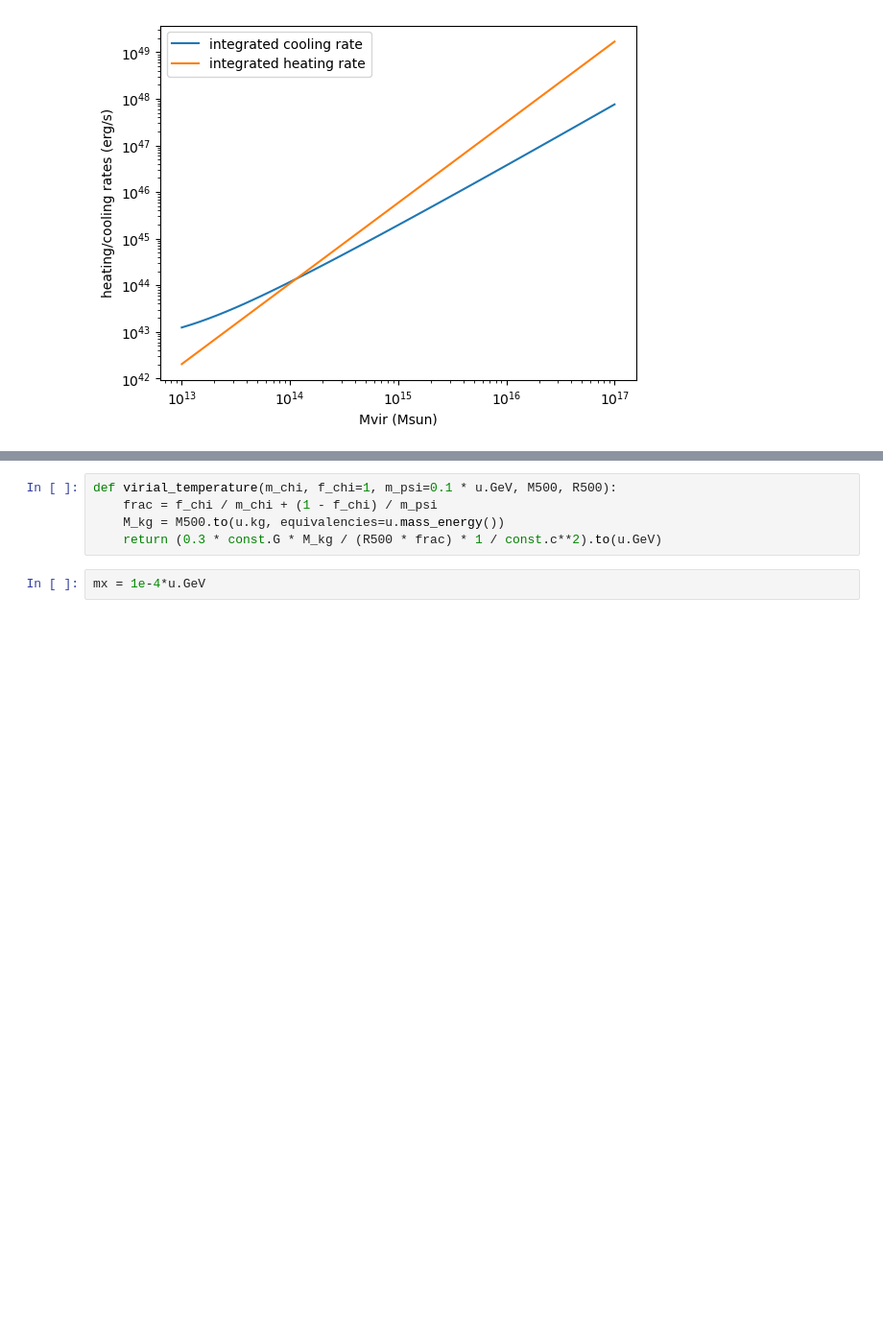
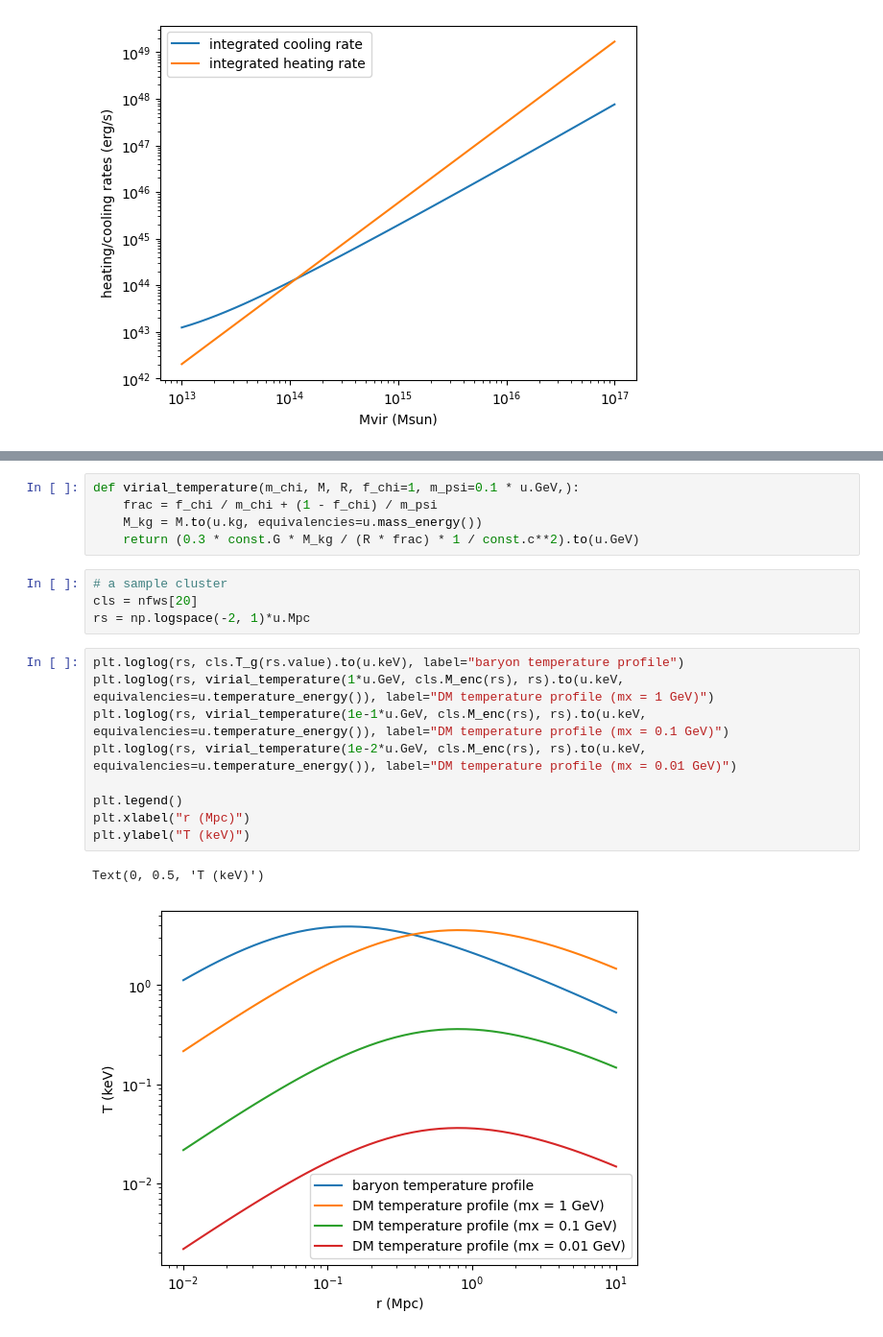
Before and after one commit to eleanorstuart/thermo-idm, a Jupyter notebook: comparison_with_observation_M500.ipynb, the cells around one changed output, grey strips where cells are left out. Shown at 96% size. Drawn from its saved outputs; the diff is of its cells as text; blank space fills up the shorter version.

```diff
--- a/comparison_with_observation_M500.ipynb
+++ b/comparison_with_observation_M500.ipynb
@@ -99,7 +120,21 @@ def vol_dm_cooling_rate(T_b, cluster, s0, m_chi, n=0, f_chi=1, m_psi=0.1*u.GeV):
 # %%
-def virial_temperature(m_chi, f_chi=1, m_psi=0.1 * u.GeV, M500, R500):
+def virial_temperature(m_chi, M, R, f_chi=1, m_psi=0.1 * u.GeV,):
     frac = f_chi / m_chi + (1 - f_chi) / m_psi
-    M_kg = M500.to(u.kg, equivalencies=u.mass_energy())
-    return (0.3 * const.G * M_kg / (R500 * frac) * 1 / const.c**2).to(u.GeV)
+    M_kg = M.to(u.kg, equivalencies=u.mass_energy())
+    return (0.3 * const.G * M_kg / (R * frac) * 1 / const.c**2).to(u.GeV)
-# %%
-mx = 1e-4*u.GeV
+# %%
+# a sample cluster
+cls = nfws[20]
+rs = np.logspace(-2, 1)*u.Mpc
+# %%
+plt.loglog(rs, cls.T_g(rs.value).to(u.keV), label="baryon temperature profile")
+plt.loglog(rs, virial_temperature(1*u.GeV, cls.M_enc(rs), rs).to(u.keV, equivalencies=u.temperature_energy()), label="DM temperature profile (mx = 1 GeV)")
+plt.loglog(rs, virial_temperature(1e-1*u.GeV, cls.M_enc(rs), rs).to(u.keV, equivalencies=u.temperature_energy()), label="DM temperature profile (mx = 0.1 GeV)")
+plt.loglog(rs, virial_temperature(1e-2*u.GeV, cls.M_enc(rs), rs).to(u.keV, equivalencies=u.temperature_energy()), label="DM temperature profile (mx = 0.01 GeV)")
+
+plt.legend()
+plt.xlabel("r (Mpc)")
+plt.ylabel("T (keV)")
+# %% [output]
+Text(0, 0.5, 'T (keV)')
+[figure, added]
```
Also changed, not shown: parts of 16 cells of this notebook, 2 other files.
